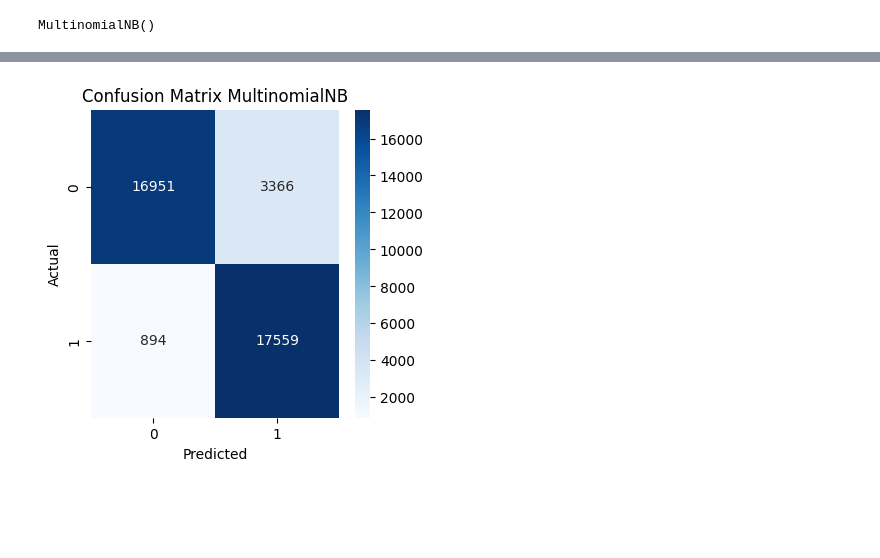
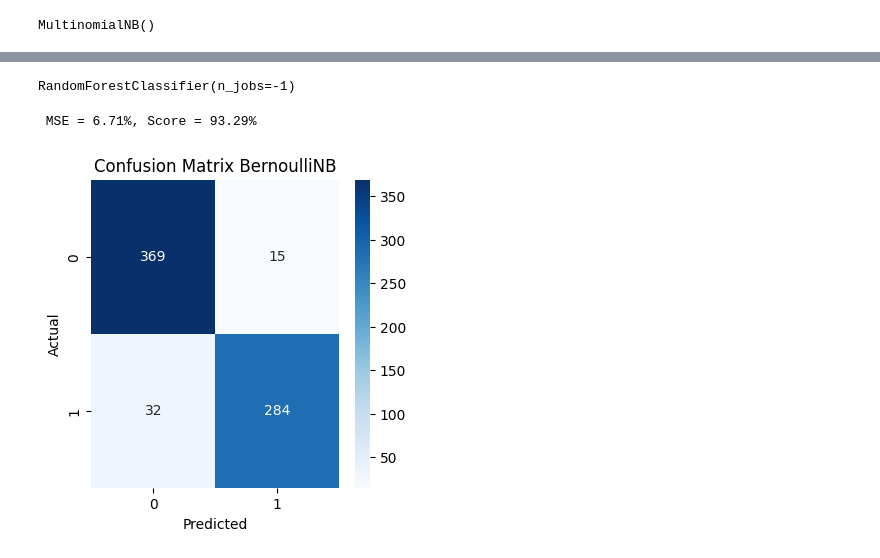
Before and after one commit to volodyslav/new_span_dataset, a Jupyter notebook: new_spam.ipynb, the cells around one changed output, grey strips where cells are left out. Saved outputs shown, nothing was run; the diff lists cells and outputs as text; code cells hidden in the pictures; blank space fills up the shorter version.

```diff
--- a/new_spam.ipynb
+++ b/new_spam.ipynb
@@ -161,10 +138,0 @@ print(f" MSE = {round(mse_bnb * 100, 2)}%, Score = {round(score_bnb * 100, 2)}%"
-# %%
-cm_bnb = confusion_matrix(y_test, y_pred_bnb)
-plt.figure(figsize=(4, 4))
-sb.heatmap(cm_bnb, annot=True, fmt='d', cmap="Blues")
-plt.xlabel('Predicted')
-plt.ylabel('Actual')
-plt.title(f"Confusion Matrix BernoulliNB")
-plt.show()
-# %% [output]
-[figure, removed]
@@ -172,0 +141,22 @@ from sklearn.svm import SVC
+# %%
+rfc = RandomForestClassifier(n_jobs=-1)
+rfc.fit(X_train, y_train)
+# %% [output]
+RandomForestClassifier(n_jobs=-1)
+# %%
+y_pred_rfc = rfc.predict(X_test)
+mse_rfc = mean_squared_error(y_test, y_pred_rfc)
+score_rfc = accuracy_score(y_test, y_pred_rfc)
+print(f" MSE = {round(mse_rfc * 100, 2)}%, Score = {round(score_rfc * 100, 2)}%")
+# %% [output]
+ MSE = 6.71%, Score = 93.29%
+# %%
+cm_rfc = confusion_matrix(y_test, y_pred_rfc)
+plt.figure(figsize=(4, 4))
+sb.heatmap(cm_rfc, annot=True, fmt='d', cmap="Blues")
+plt.xlabel('Predicted')
+plt.ylabel('Actual')
+plt.title(f"Confusion Matrix BernoulliNB")
+plt.show()
+# %% [output]
+[figure, added]
```
Also changed, not shown: parts of 41 cells of this notebook.
